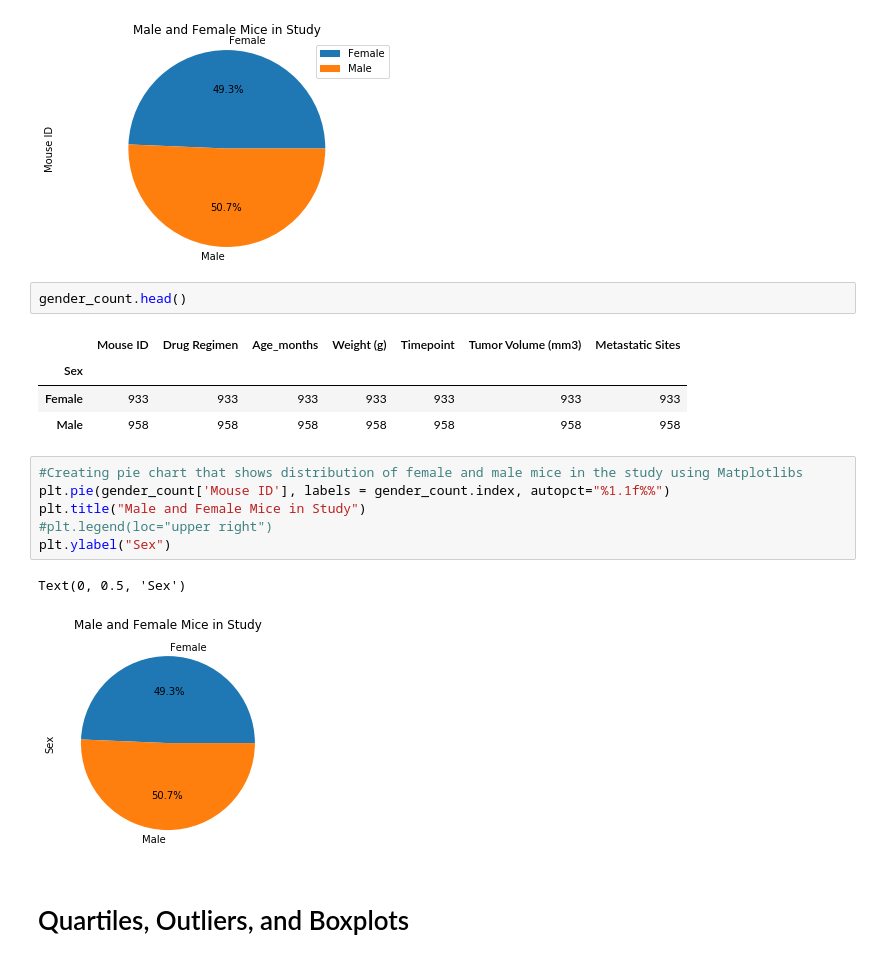
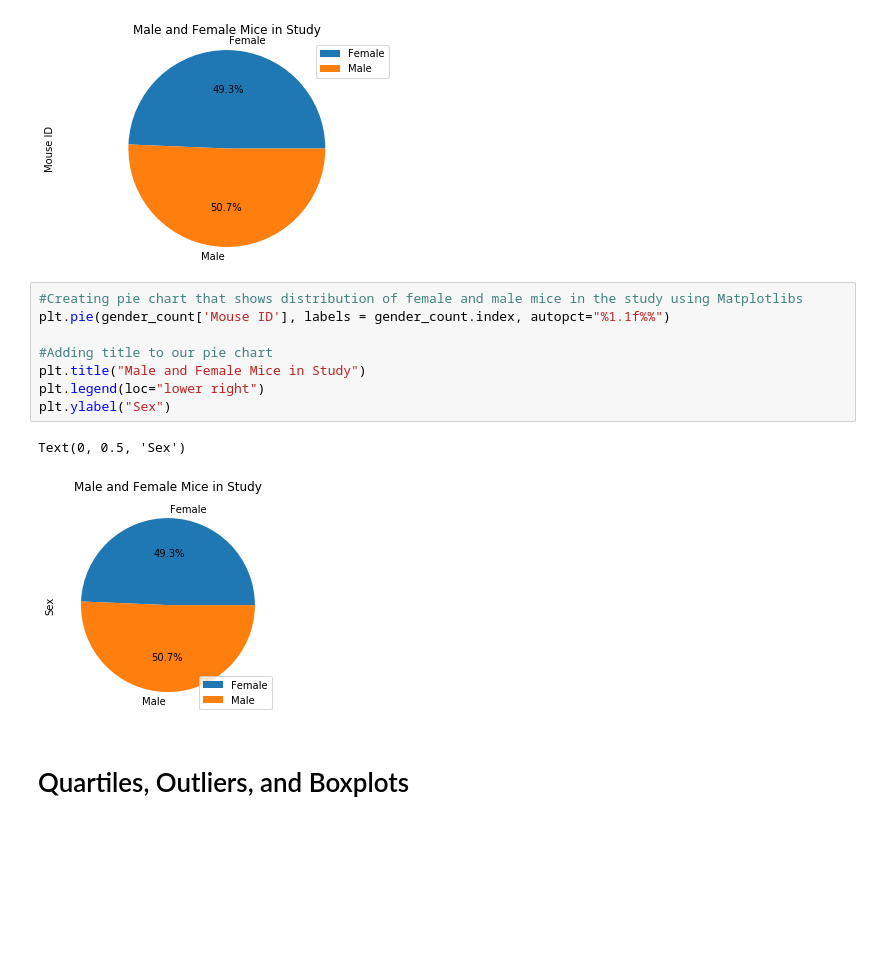
Before and after one commit to carolinelarry/homework_5, a Jupyter notebook: Power of Plots.ipynb, the cells around one changed output. Saved outputs shown, nothing was run; the diff lists cells and outputs as text; blank space fills up the shorter version.

```diff
--- a/Power of Plots.ipynb
+++ b/Power of Plots.ipynb
@@ -192,22 +200,17 @@ plt.axis("equal")
  -1.102935641318436,
  1.1056031302324567)
 [figure]
-# %%
-gender_count.head()
-# %% [output]
-|  | Mouse ID | Drug Regimen | Age_months | Weight (g) | Timepoint | Tumor Volume (mm3) | Metastatic Sites |
-| Sex |  |  |  |  |  |  |  |
-| Female | 933 | 933 | 933 | 933 | 933 | 933 | 933 |
-| Male | 958 | 958 | 958 | 958 | 958 | 958 | 958 |
 # %%
 #Creating pie chart that shows distribution of female and male mice in the study using Matplotlibs
 plt.pie(gender_count['Mouse ID'], labels = gender_count.index, autopct="%1.1f%%")
+
+#Adding title to our pie chart
 plt.title("Male and Female Mice in Study")
-#plt.legend(loc="upper right")
+plt.legend(loc="lower right")
 plt.ylabel("Sex")
 # %% [output]
 Text(0, 0.5, 'Sex')
-[figure, old version]
+[figure, new version]
 # %% [markdown]
 # Quartiles, Outliers, and Boxplots
 # %%
```
Also changed, not shown: parts of 16 cells of this notebook.
